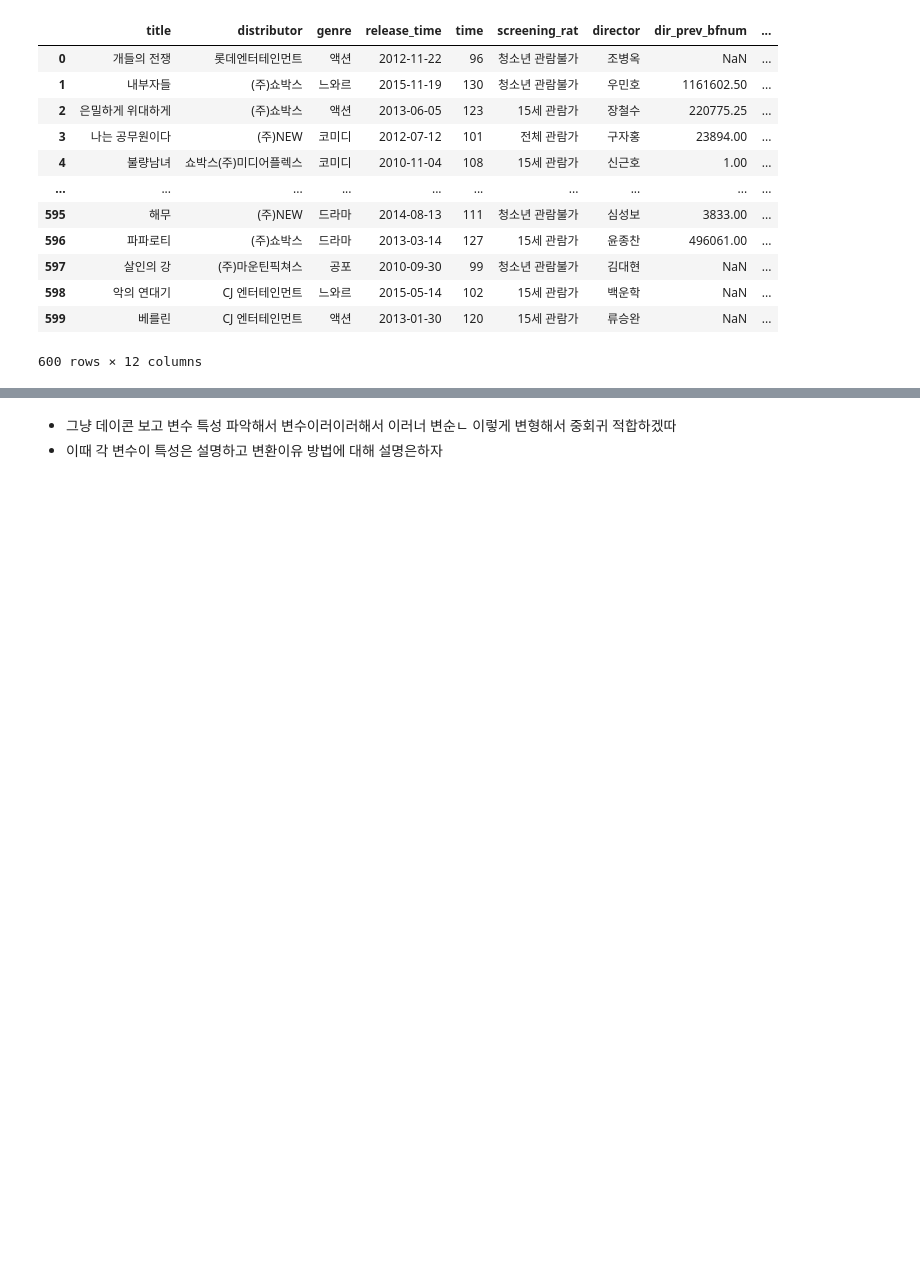
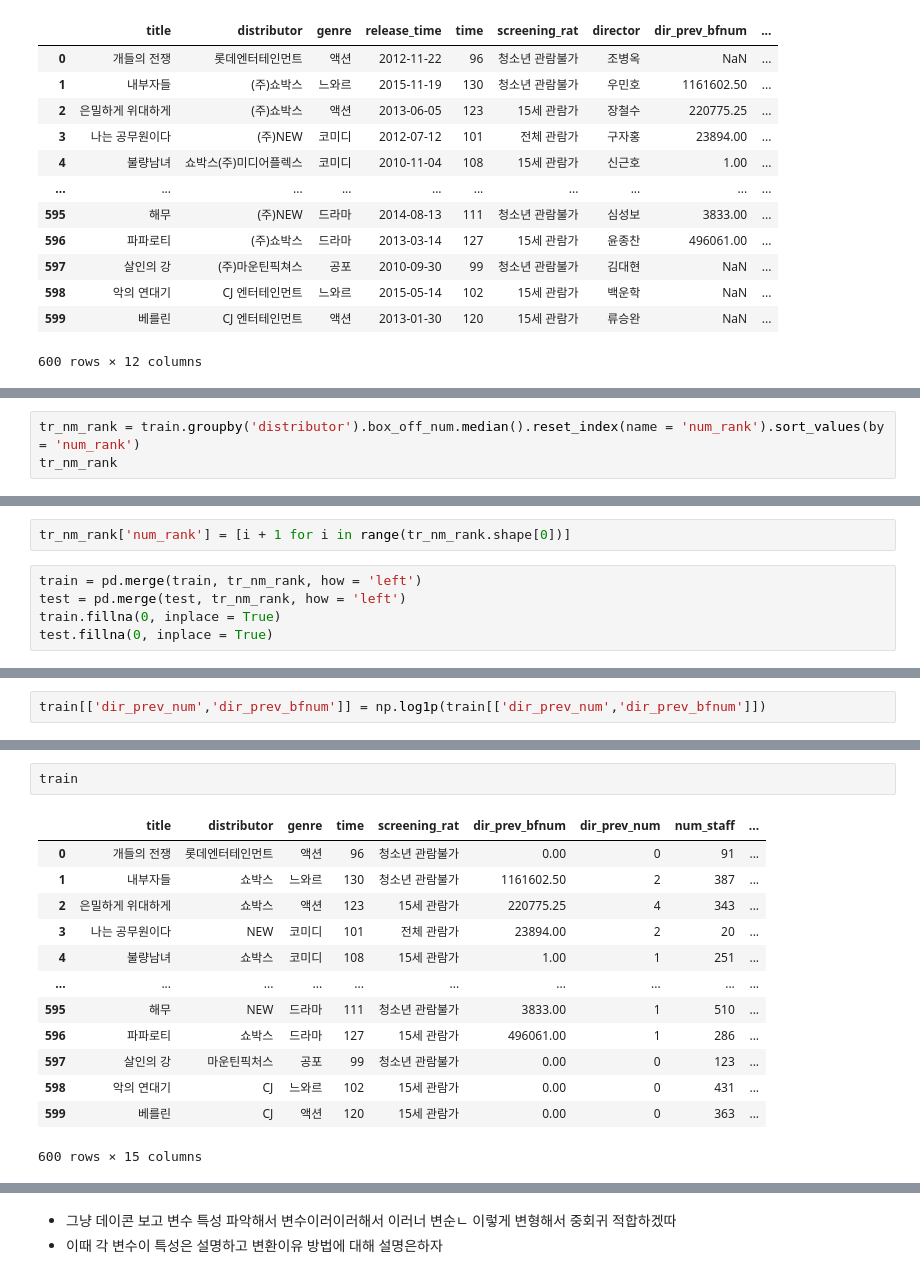
Before and after one commit to rhkrehtjd/dbdesign, a Jupyter notebook: 빅데이터,텀플.ipynb, the cells around one changed output, grey strips where cells are left out. Drawn from its saved outputs; the diff is of its cells as text; blank space fills up the shorter version.

```diff
--- a/빅데이터,텀플.ipynb
+++ b/빅데이터,텀플.ipynb
@@ -298,0 +416,3 @@ train
+# %%
+tr_nm_rank = train.groupby('distributor').box_off_num.median().reset_index(name = 'num_rank').sort_values(by = 'num_rank')
+tr_nm_rank
@@ -298,0 +433,7 @@ train
+# %%
+tr_nm_rank['num_rank'] = [i + 1 for i in range(tr_nm_rank.shape[0])]
+# %%
+train = pd.merge(train, tr_nm_rank, how = 'left')
+test = pd.merge(test, tr_nm_rank, how = 'left')
+train.fillna(0, inplace = True)
+test.fillna(0, inplace = True)
@@ -298,0 +474,2 @@ train
+# %%
+train[['dir_prev_num','dir_prev_bfnum']] = np.log1p(train[['dir_prev_num','dir_prev_bfnum']])
@@ -298,0 +626,16 @@ train
+# %%
+train
+# %% [output]
+|  | title | distributor | genre | time | screening_rat | dir_prev_bfnum | dir_prev_num | num_staff | ... |
+| 0 | 개들의 전쟁 | 롯데엔터테인먼트 | 액션 | 96 | 청소년 관람불가 | 0.00 | 0 | 91 | ... |
+| 1 | 내부자들 | 쇼박스 | 느와르 | 130 | 청소년 관람불가 | 1161602.50 | 2 | 387 | ... |
+| 2 | 은밀하게 위대하게 | 쇼박스 | 액션 | 123 | 15세 관람가 | 220775.25 | 4 | 343 | ... |
+| 3 | 나는 공무원이다 | NEW | 코미디 | 101 | 전체 관람가 | 23894.00 | 2 | 20 | ... |
+| 4 | 불량남녀 | 쇼박스 | 코미디 | 108 | 15세 관람가 | 1.00 | 1 | 251 | ... |
+| ... | ... | ... | ... | ... | ... | ... | ... | ... | ... |
+| 595 | 해무 | NEW | 드라마 | 111 | 청소년 관람불가 | 3833.00 | 1 | 510 | ... |
+| 596 | 파파로티 | 쇼박스 | 드라마 | 127 | 15세 관람가 | 496061.00 | 1 | 286 | ... |
+| 597 | 살인의 강 | 마운틴픽처스 | 공포 | 99 | 청소년 관람불가 | 0.00 | 0 | 123 | ... |
+| 598 | 악의 연대기 | CJ | 느와르 | 102 | 15세 관람가 | 0.00 | 0 | 431 | ... |
+| 599 | 베를린 | CJ | 액션 | 120 | 15세 관람가 | 0.00 | 0 | 363 | ... |
+600 rows × 15 columns
```
Also changed, not shown: parts of 29 cells of this notebook.
